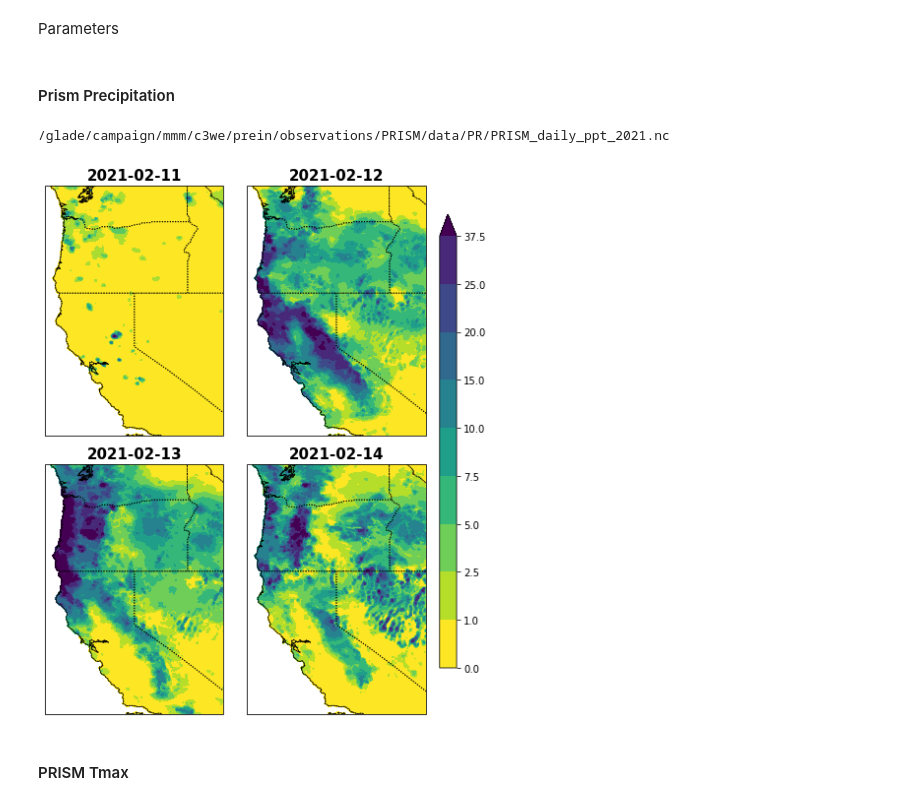
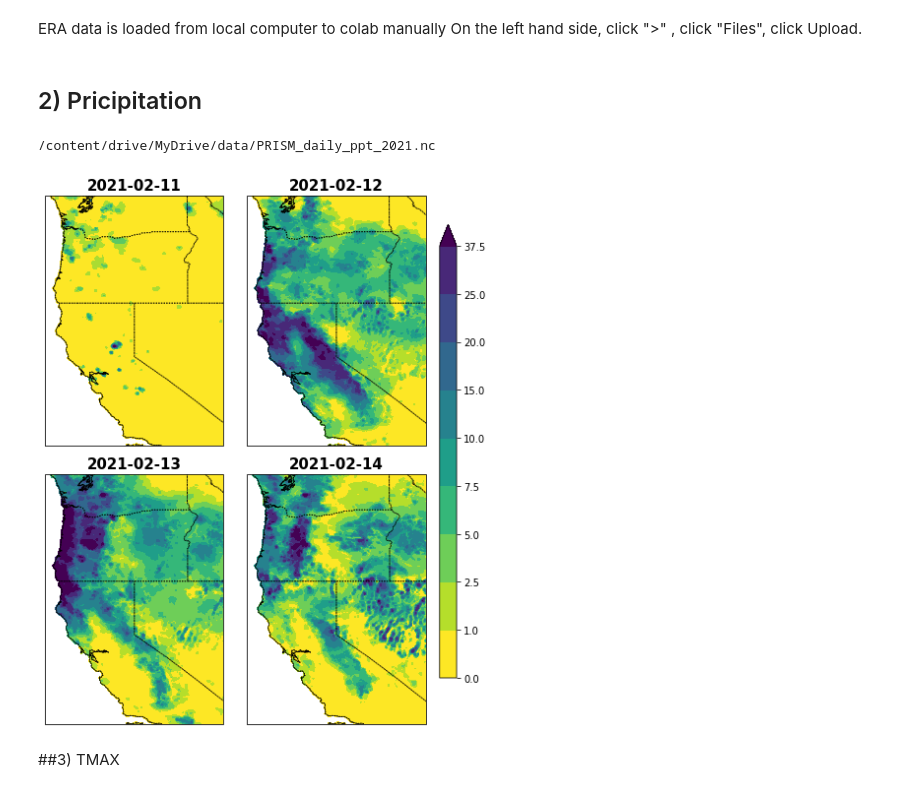
Before and after one commit to ming80302/Innovator, a Jupyter notebook: winter_storm_prism.ipynb, the cells around one changed output. Drawn from its saved outputs; the diff is of its cells as text; code cells hidden in the pictures.

```diff
--- a/winter_storm_prism.ipynb
+++ b/winter_storm_prism.ipynb
@@ -74,8 +97,8 @@ def plot_prec_4(prec, min_v, max_v, cmap_s, colorbar_ori, is_prec):
         cbar_ax = fig.add_axes([0.2, 0.001, 0.7, 0.03])
 
     fig.colorbar(im, cax=cbar_ax, orientation=colorbar_ori)
-# %% [markdown]
-Parameters
+# %% [markdown]
+ERA data is loaded from local computer to colab manually On the left hand side, click ">" , click "Files", click Upload.
 # %%
 ### Boundrary
 date_s = '2021-02-11'
@@ -83,23 +106,22 @@ date_e = '2021-02-14'
 lat_s = 34.
 lat_e = 48.
 lon_s = -125.
-lon_e = -115.
+lon_e = -115 # -115.
-# %% [markdown]
-#### Prism Precipitation
+# %% [markdown]
+## 2) Pricipitation
 # %%
-flnm_prism = '/glade/campaign/mmm/c3we/prein/observations/PRISM/data/PR/PRISM_daily_ppt_2021.nc'
+flnm_prism = '/content/drive/MyDrive/data/PRISM_daily_ppt_2021.nc'
 with xr.open_dataset(flnm_prism ) as ds_prism:
   print(flnm_prism)
-
 ##### select a range of dates using slice()
 prec_t = ds_prism.PR.sel(time=slice(date_s, date_e),
                          rlat=slice(lat_e, lat_s), rlon=slice(lon_s, lon_e))
 
 fig = plt.figure(figsize=(6,8))
 plot_prec_4(prec_t, 1, 37.5,  'viridis_r', 'vertical', 'True') ## 'YlGnBu')
 # %% [output]
-/glade/campaign/mmm/c3we/prein/observations/PRISM/data/PR/PRISM_daily_ppt_2021.nc
+/content/drive/MyDrive/data/PRISM_daily_ppt_2021.nc
-[figure, old version]
+[figure, new version]
-# %% [markdown]
-#### PRISM Tmax
+# %% [markdown]
+##3) TMAX
 # %%
```
Also changed, not shown: parts of 10 cells of this notebook.
